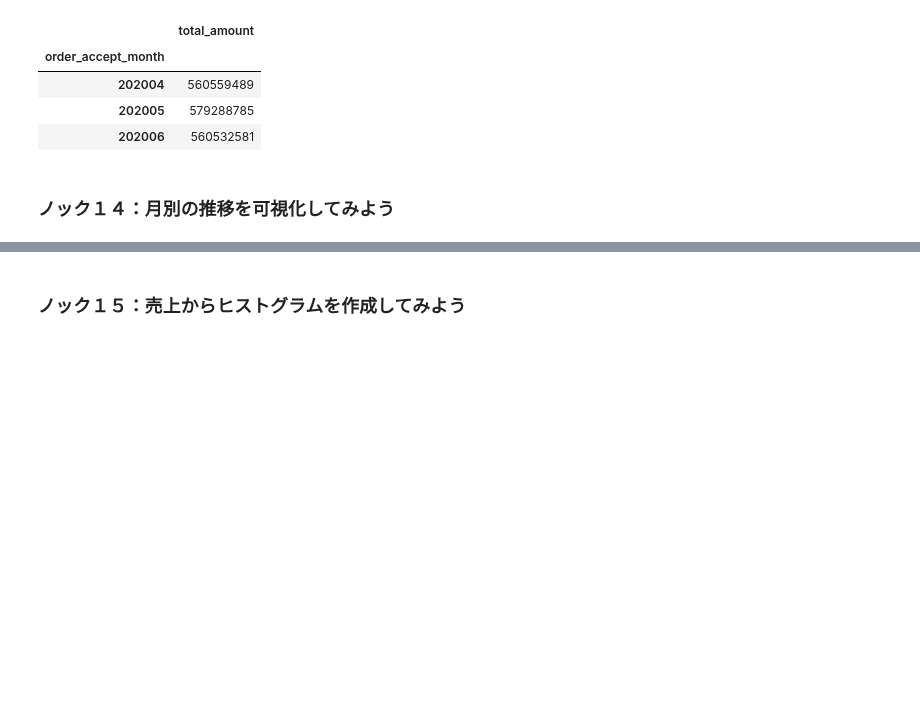
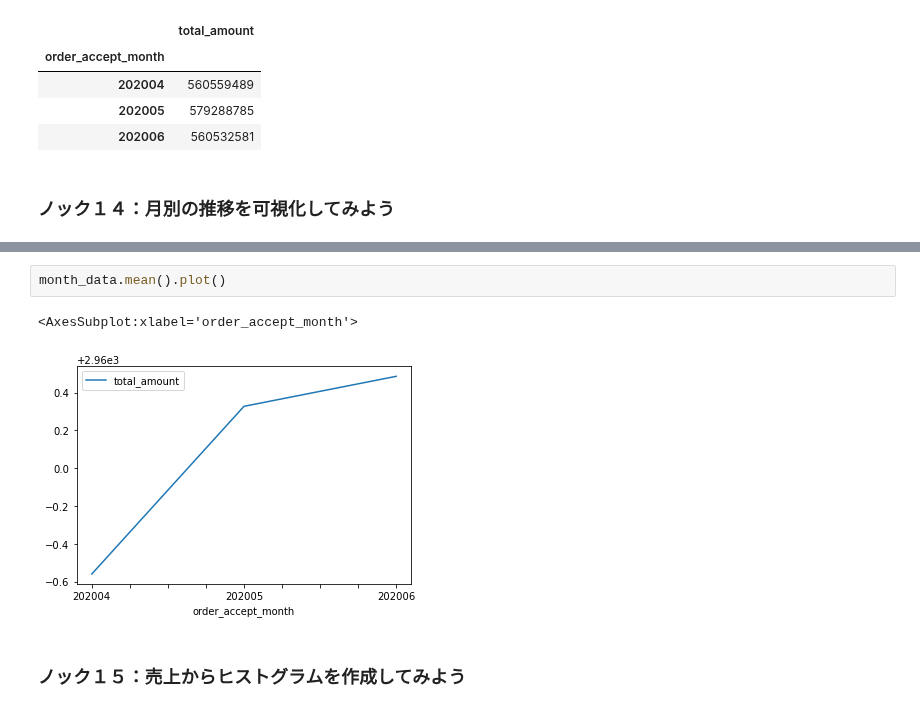
Before and after one commit to winuim/python-lm-system-100, a Jupyter notebook: chapter-2/chapter-2.ipynb, the cells around one changed output, grey strips where cells are left out. Cells and saved outputs as stored; diff of their text form; blank space fills up the shorter version.

```diff
--- a/chapter-2/chapter-2.ipynb
+++ b/chapter-2/chapter-2.ipynb
@@ -181,3 +188,8 @@ month_data.sum()
+# %%
+month_data.mean().plot()
+# %% [output]
+<AxesSubplot:xlabel='order_accept_month'>
+[figure, added]
 # %% [markdown]
 ### ノック１５：売上からヒストグラムを作成してみよう
 # %% [markdown]
```
Also changed, not shown: parts of 1 cell of this notebook.
